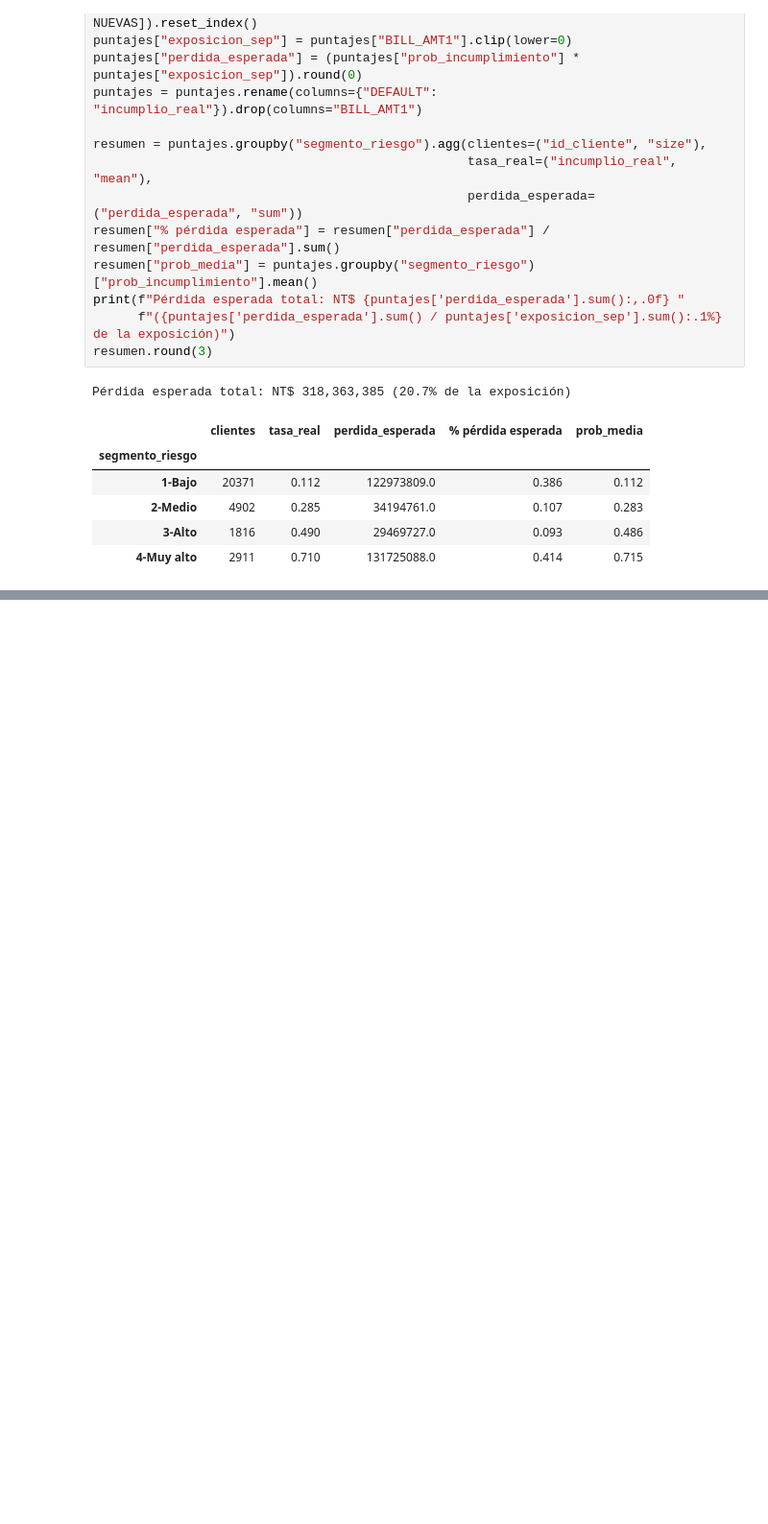
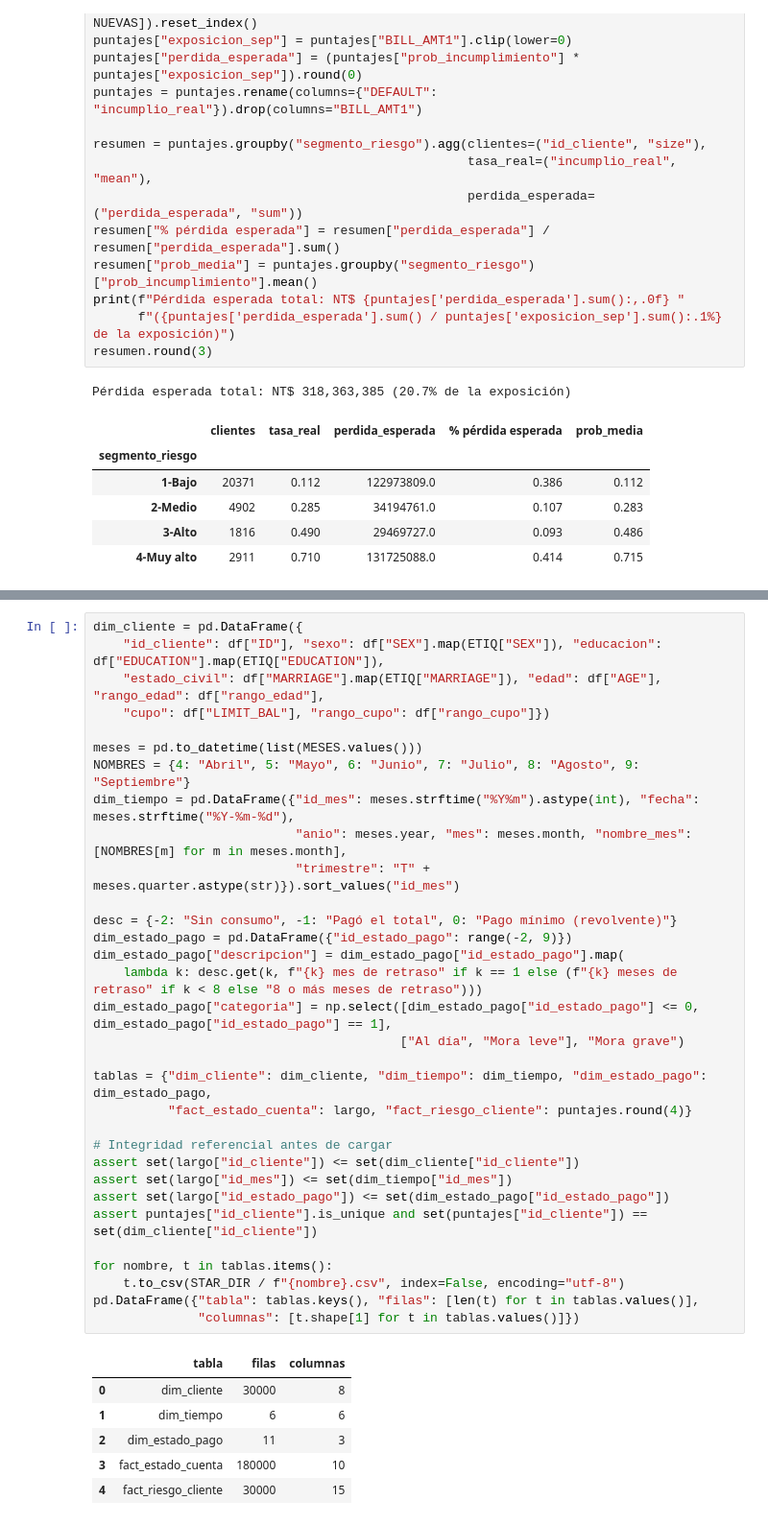
Before and after one commit to JuanRob2024/Analisis-de-datos-2026-2, a Jupyter notebook: proyecto final/notebooks/proyecto_final_equipo5_riesgo_credito.ipynb, the cells around one changed output, grey strips where cells are left out. Shown at 96% size. Saved outputs shown, nothing was run; the diff lists cells and outputs as text; blank space fills up the shorter version.

Commit message:
feat(proyecto-final): carga del modelo dimensional en esquema estrella y borrador de conclusiones

```diff
--- a/proyecto final/notebooks/proyecto_final_equipo5_riesgo_credito.ipynb
+++ b/proyecto final/notebooks/proyecto_final_equipo5_riesgo_credito.ipynb
@@ -480,0 +501,39 @@ Pérdida esperada total: NT$ 318,363,385 (20.7% de la exposición)
+# %%
+dim_cliente = pd.DataFrame({
+    "id_cliente": df["ID"], "sexo": df["SEX"].map(ETIQ["SEX"]), "educacion": df["EDUCATION"].map(ETIQ["EDUCATION"]),
+    "estado_civil": df["MARRIAGE"].map(ETIQ["MARRIAGE"]), "edad": df["AGE"], "rango_edad": df["rango_edad"],
+    "cupo": df["LIMIT_BAL"], "rango_cupo": df["rango_cupo"]})
+
+meses = pd.to_datetime(list(MESES.values()))
+NOMBRES = {4: "Abril", 5: "Mayo", 6: "Junio", 7: "Julio", 8: "Agosto", 9: "Septiembre"}
+dim_tiempo = pd.DataFrame({"id_mes": meses.strftime("%Y%m").astype(int), "fecha": meses.strftime("%Y-%m-%d"),
+                           "anio": meses.year, "mes": meses.month, "nombre_mes": [NOMBRES[m] for m in meses.month],
+                           "trimestre": "T" + meses.quarter.astype(str)}).sort_values("id_mes")
+
+desc = {-2: "Sin consumo", -1: "Pagó el total", 0: "Pago mínimo (revolvente)"}
+dim_estado_pago = pd.DataFrame({"id_estado_pago": range(-2, 9)})
+dim_estado_pago["descripcion"] = dim_estado_pago["id_estado_pago"].map(
+    lambda k: desc.get(k, f"{k} mes de retraso" if k == 1 else (f"{k} meses de retraso" if k < 8 else "8 o más meses de retraso")))
+dim_estado_pago["categoria"] = np.select([dim_estado_pago["id_estado_pago"] <= 0, dim_estado_pago["id_estado_pago"] == 1],
+                                         ["Al día", "Mora leve"], "Mora grave")
+
+tablas = {"dim_cliente": dim_cliente, "dim_tiempo": dim_tiempo, "dim_estado_pago": dim_estado_pago,
+          "fact_estado_cuenta": largo, "fact_riesgo_cliente": puntajes.round(4)}
+
+# Integridad referencial antes de cargar
+assert set(largo["id_cliente"]) <= set(dim_cliente["id_cliente"])
+assert set(largo["id_mes"]) <= set(dim_tiempo["id_mes"])
+assert set(largo["id_estado_pago"]) <= set(dim_estado_pago["id_estado_pago"])
+assert puntajes["id_cliente"].is_unique and set(puntajes["id_cliente"]) == set(dim_cliente["id_cliente"])
+
+for nombre, t in tablas.items():
+    t.to_csv(STAR_DIR / f"{nombre}.csv", index=False, encoding="utf-8")
+pd.DataFrame({"tabla": tablas.keys(), "filas": [len(t) for t in tablas.values()],
+              "columnas": [t.shape[1] for t in tablas.values()]})
+# %% [output]
+|  | tabla | filas | columnas |
+| 0 | dim_cliente | 30000 | 8 |
+| 1 | dim_tiempo | 6 | 6 |
+| 2 | dim_estado_pago | 11 | 3 |
+| 3 | fact_estado_cuenta | 180000 | 10 |
+| 4 | fact_riesgo_cliente | 30000 | 15 |
```
Also changed, not shown: parts of 2 cells of this notebook, 5 other files.
